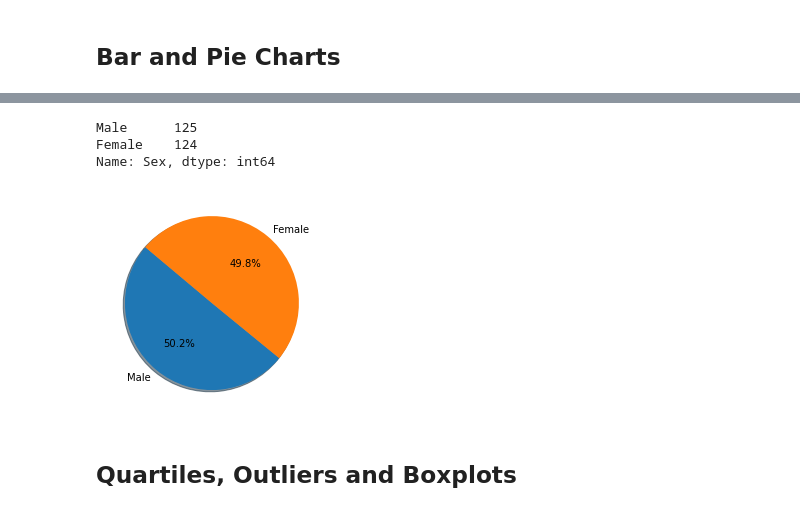
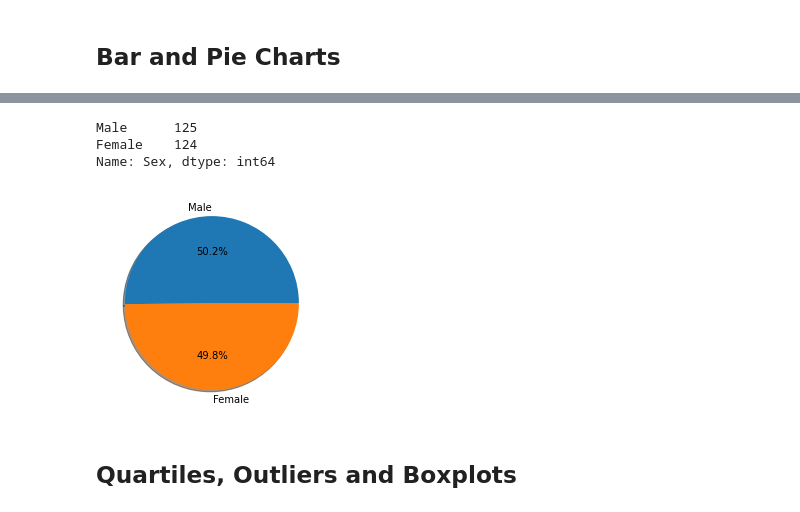
Before and after one commit to sustainedtang/matplotlib-challenge-, a Jupyter notebook: pymaceuticals_starter.ipynb, the cells around one changed output, grey strips where cells are left out. Drawn from its saved outputs; the diff is of its cells as text; code cells hidden in the pictures.

```diff
--- a/pymaceuticals_starter.ipynb
+++ b/pymaceuticals_starter.ipynb
@@ -64,6 +78,6 @@ combined_mice.head()
 # %%
 # Create a clean DataFrame by dropping the duplicate mouse by its ID.
-mice_data = combined_data.drop_duplicates(subset=["Mouse ID"])
+mice_data = combined_data.drop_duplicates(subset=["Mouse ID"], keep='last')
 mice_data
 # %% [output]
 |  | Mouse ID | Drug Regimen | Sex | Age_months | Weight (g) | Timepoint | Tumor Volume (mm3) | ... |
@@ -190,16 +165,16 @@ Name: Sex, dtype: int64
 # %%
 # Generate a pie plot showing the distribution of female versus male mice using pyplot
 
 mice_sex = mice_data["Sex"].value_counts()
 
 
-plt.pie(mice_sex, labels=labels, autopct="%1.1f%%", shadow=True, startangle=140)
+plt.pie(mice_sex, labels=labels, autopct="%1.1f%%", shadow=True,)
 mice_sex.head()
 # %% [output]
 Male      125
 Female    124
 Name: Sex, dtype: int64
-[figure, old version]
+[figure, new version]
 # %% [markdown]
 ## Quartiles, Outliers and Boxplots
 # %%
```
Also changed, not shown: parts of 9 cells of this notebook.
